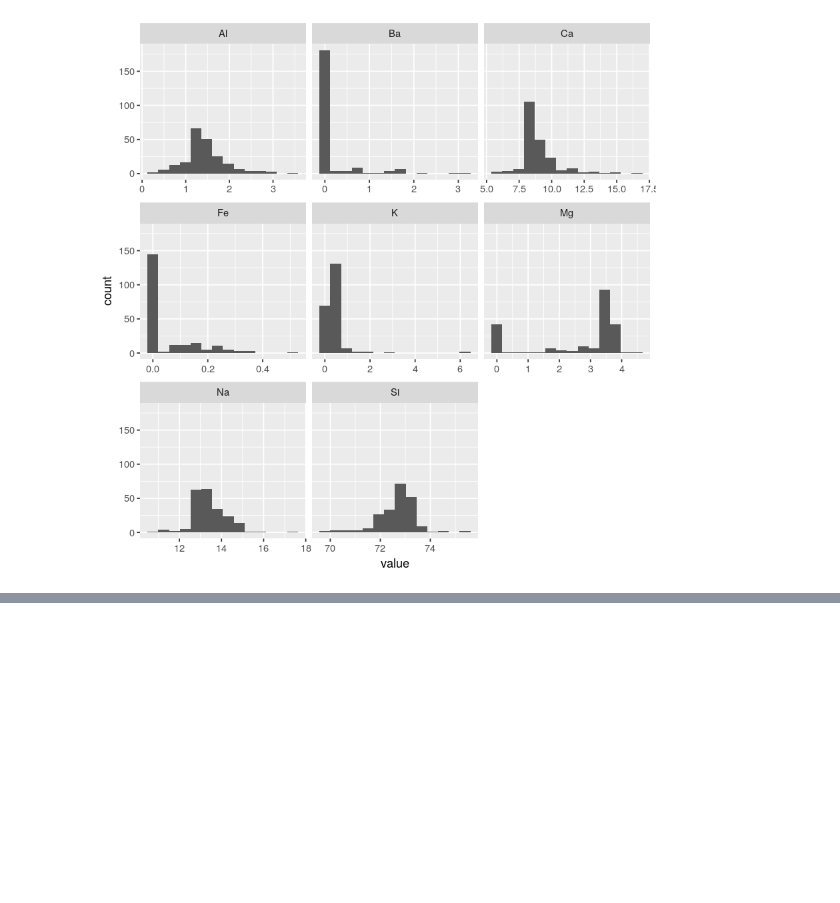
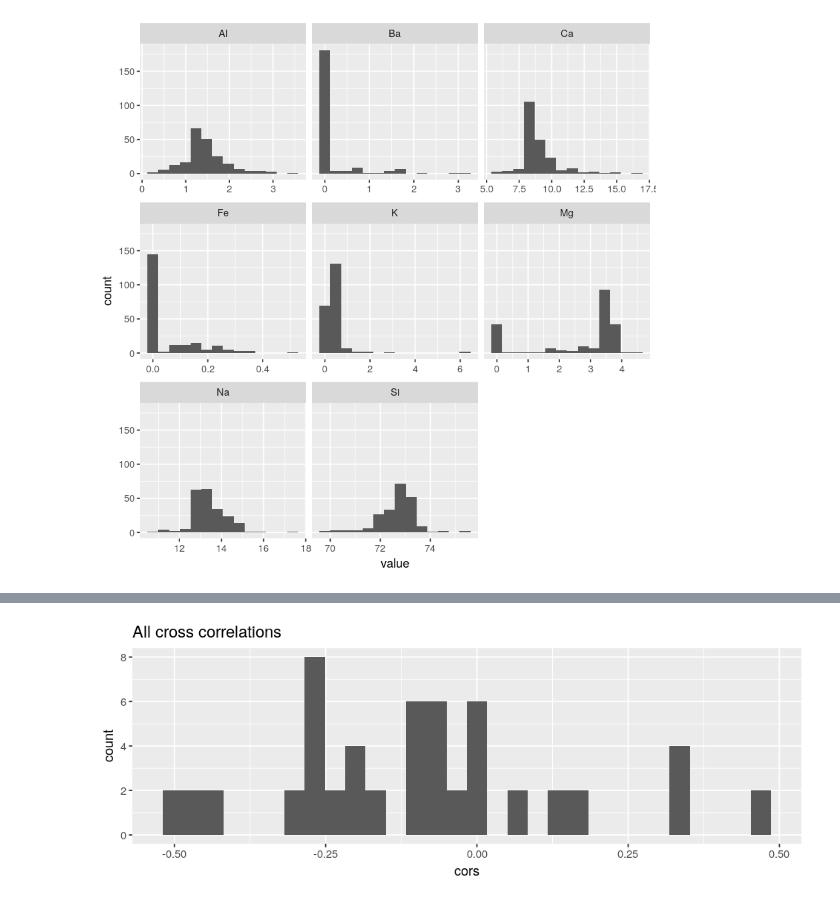
Before and after one commit to Jakob37/MLTemplateDataExplorations, a Jupyter notebook: gem_color/Gem color.ipynb, the cells around one changed output, grey strips where cells are left out. Saved outputs shown, nothing was run; the diff lists cells and outputs as text; code cells hidden in the pictures; blank space fills up the shorter version.

```diff
--- a/gem_color/Gem color.ipynb
+++ b/gem_color/Gem color.ipynb
@@ -65,0 +155,6 @@ ggplot(long_stones, aes(value)) + geom_histogram(bins=14) + facet_wrap(~key, sca
+# %%
+cors_dist_df <- data.frame(cors=as.vector(cor_mat)) %>% filter(cors != 1)
+vu$pltsize(8, 3)
+ggplot(cors_dist_df, aes(cors)) + geom_histogram(bins=30) + ggtitle("All cross correlations")
+# %% [output]
+[figure, added]
```
Also changed, not shown: parts of 30 cells of this notebook, 2 other files.
